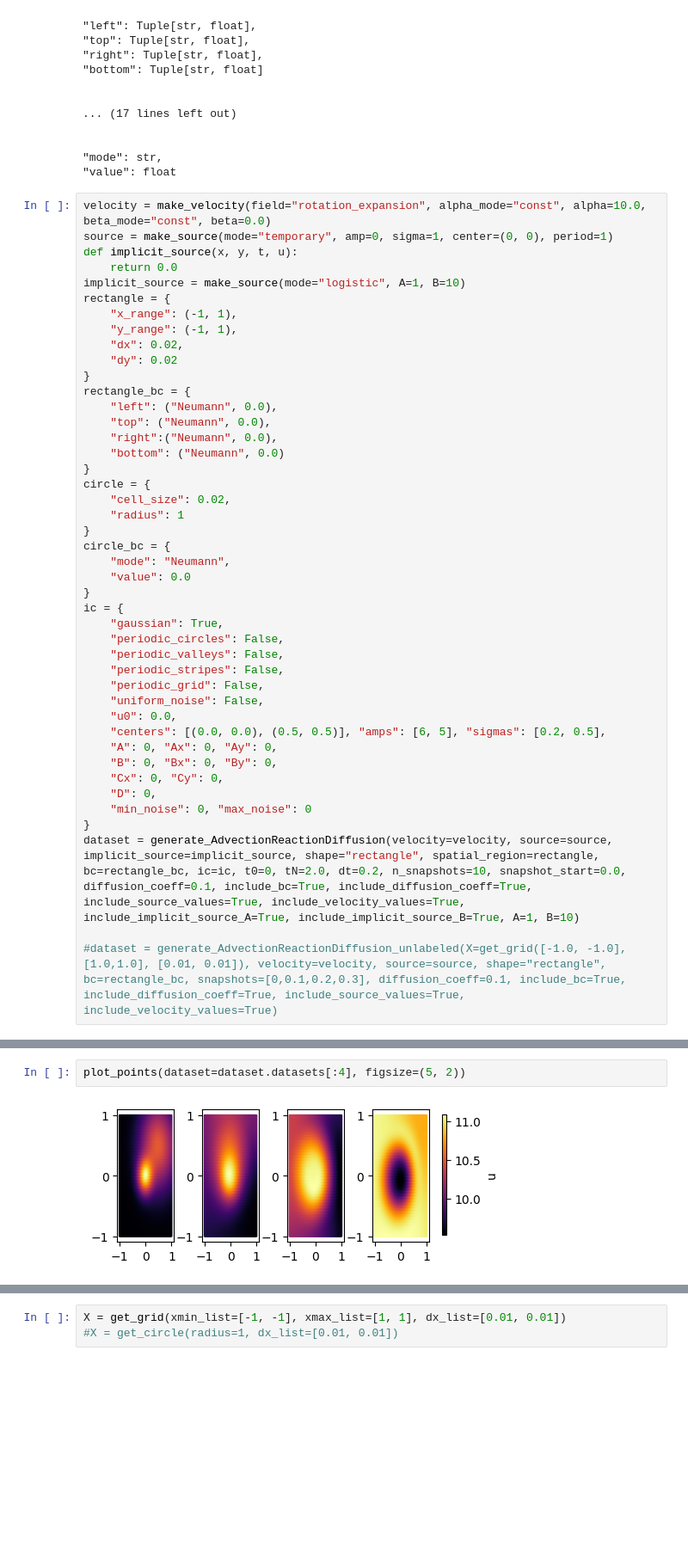
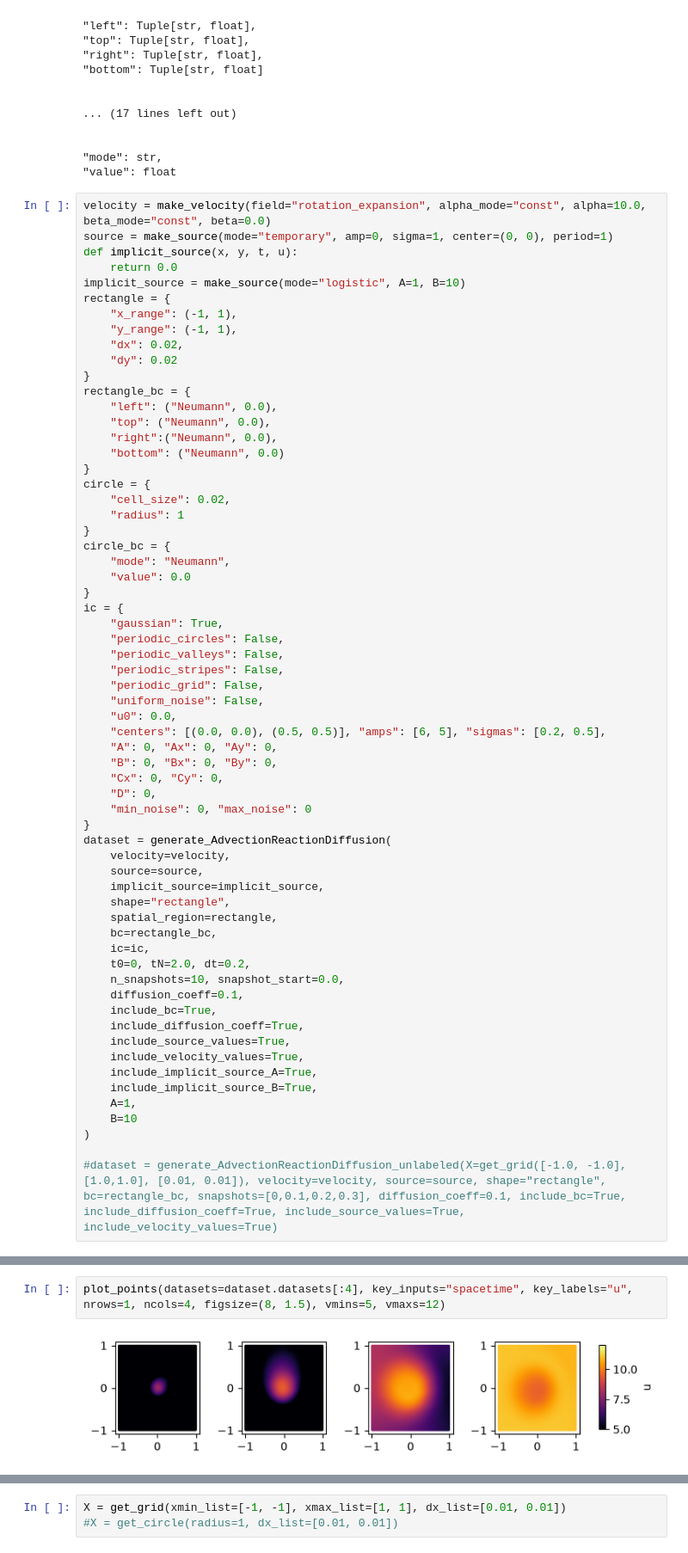
Before and after one commit to claudia181/PinnsStudy, a Jupyter notebook: tests.ipynb, the cells around one changed output, grey strips where cells are left out. Shown at 86% size. Drawn from its saved outputs; the diff is of its cells as text; blank space fills up the shorter version.

Commit message:
updateies to tasks and dataset organization

```diff
--- a/tests.ipynb
+++ b/tests.ipynb
@@ -243,7 +145,26 @@ ic = {
     "D": 0,
     "min_noise": 0, "max_noise": 0
 }
-dataset = generate_AdvectionReactionDiffusion(velocity=velocity, source=source, implicit_source=implicit_source, shape="rectangle", spatial_region=rectangle, bc=rectangle_bc, ic=ic, t0=0, tN=2.0, dt=0.2, n_snapshots=10, snapshot_start=0.0, diffusion_coeff=0.1, include_bc=True, include_diffusion_coeff=True, include_source_values=True, include_velocity_values=True, include_implicit_source_A=True, include_implicit_source_B=True, A=1, B=10)
+dataset = generate_AdvectionReactionDiffusion(
+    velocity=velocity,
+    source=source,
+    implicit_source=implicit_source,
+    shape="rectangle",
+    spatial_region=rectangle,
+    bc=rectangle_bc,
+    ic=ic,
+    t0=0, tN=2.0, dt=0.2,
+    n_snapshots=10, snapshot_start=0.0,
+    diffusion_coeff=0.1,
+    include_bc=True,
+    include_diffusion_coeff=True,
+    include_source_values=True,
+    include_velocity_values=True,
+    include_implicit_source_A=True,
+    include_implicit_source_B=True,
+    A=1,
+    B=10
+)
 
 #dataset = generate_AdvectionReactionDiffusion_unlabeled(X=get_grid([-1.0, -1.0], [1.0,1.0], [0.01, 0.01]), velocity=velocity, source=source, shape="rectangle", bc=rectangle_bc, snapshots=[0,0.1,0.2,0.3], diffusion_coeff=0.1, include_bc=True, include_diffusion_coeff=True, include_source_values=True, include_velocity_values=True)
 # %% [output]
@@ -252,4 +183,4 @@ dataset = generate_AdvectionReactionDiffusion(velocity=velocity, source=source,
 # %%
-plot_points(dataset=dataset.datasets[:4], figsize=(5, 2))
+plot_points(datasets=dataset.datasets[:4], key_inputs="spacetime", key_labels="u", nrows=1, ncols=4, figsize=(8, 1.5), vmins=5, vmaxs=12)
 # %% [output]
-[figure, old version]
+[figure, new version]
```
Also changed, not shown: parts of 11 cells of this notebook, 8 other files.
